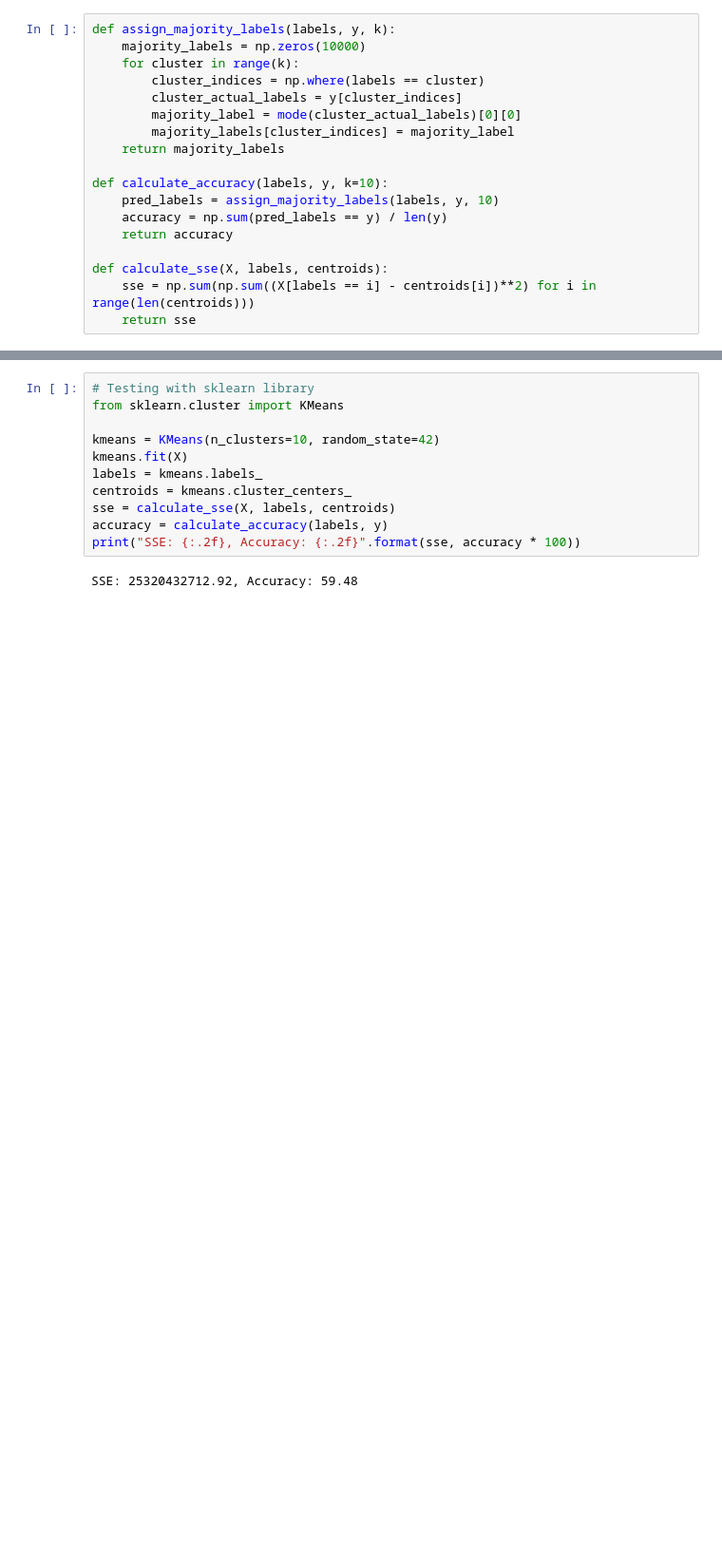
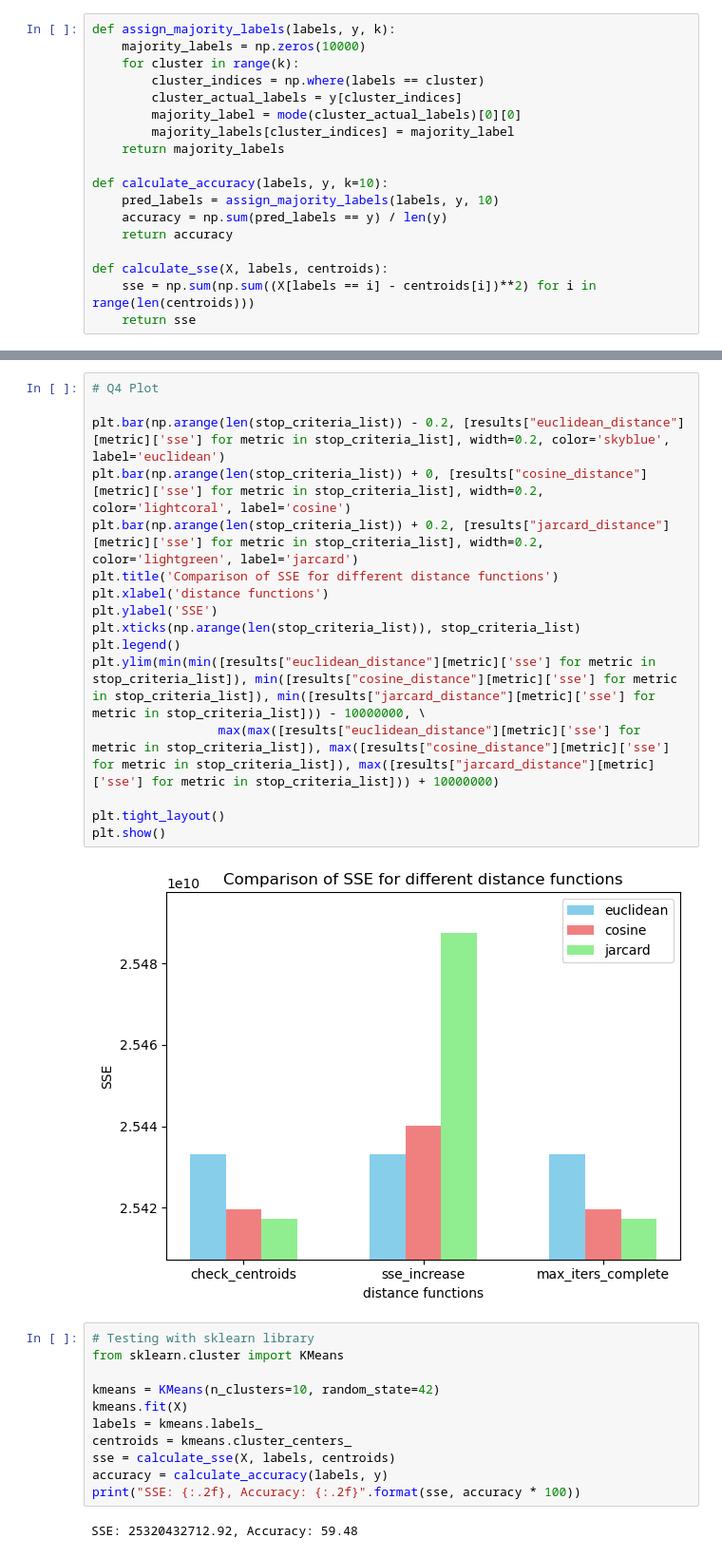
Before and after one commit to pavan-kumar-geddapu/cse572_data_mining, a Jupyter notebook: k_means_clustering/main.ipynb, the cells around one changed output, grey strips where cells are left out. Shown at 95% size. Drawn from its saved outputs; the diff is of its cells as text; blank space fills up the shorter version.

```diff
--- a/k_means_clustering/main.ipynb
+++ b/k_means_clustering/main.ipynb
@@ -190,3 +267,21 @@ plt.show()
+# %%
+# Q4 Plot
+
+plt.bar(np.arange(len(stop_criteria_list)) - 0.2, [results["euclidean_distance"][metric]['sse'] for metric in stop_criteria_list], width=0.2, color='skyblue', label='euclidean')
+plt.bar(np.arange(len(stop_criteria_list)) + 0, [results["cosine_distance"][metric]['sse'] for metric in stop_criteria_list], width=0.2, color='lightcoral', label='cosine')
+plt.bar(np.arange(len(stop_criteria_list)) + 0.2, [results["jarcard_distance"][metric]['sse'] for metric in stop_criteria_list], width=0.2, color='lightgreen', label='jarcard')
+plt.title('Comparison of SSE for different distance functions')
+plt.xlabel('distance functions')
+plt.ylabel('SSE')
+plt.xticks(np.arange(len(stop_criteria_list)), stop_criteria_list)
+plt.legend()
+plt.ylim(min(min([results["euclidean_distance"][metric]['sse'] for metric in stop_criteria_list]), min([results["cosine_distance"][metric]['sse'] for metric in stop_criteria_list]), min([results["jarcard_distance"][metric]['sse'] for metric in stop_criteria_list])) - 10000000, \
+                 max(max([results["euclidean_distance"][metric]['sse'] for metric in stop_criteria_list]), max([results["cosine_distance"][metric]['sse'] for metric in stop_criteria_list]), max([results["jarcard_distance"][metric]['sse'] for metric in stop_criteria_list])) + 10000000)
+
+plt.tight_layout()
+plt.show()
+# %% [output]
+[figure, added]
 # %%
 # Testing with sklearn library
 from sklearn.cluster import KMeans
```
Also changed, not shown: parts of 11 cells of this notebook.
